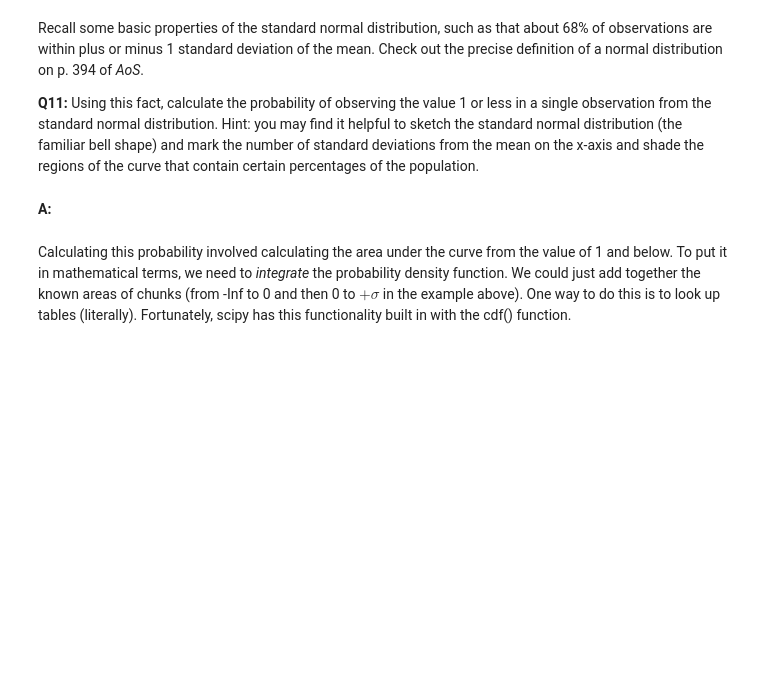
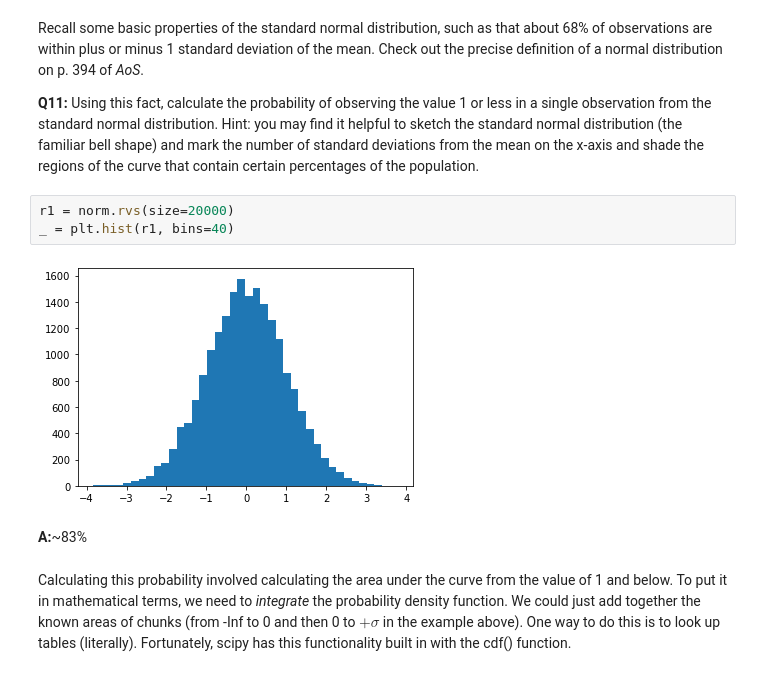
Before and after one commit to rix2357/Frequentist-Case-Study, a Jupyter notebook: Frequentist Inference Case Study - Part A (3).ipynb, the cells around one changed output. Drawn from its saved outputs; the diff is of its cells as text; blank space fills up the shorter version.

```diff
--- a/Frequentist Inference Case Study - Part A (3).ipynb
+++ b/Frequentist Inference Case Study - Part A (3).ipynb
@@ -283,8 +283,13 @@ Remember, we rarely (if ever) actually know our population parameters but we sti
 Recall some basic properties of the standard normal distribution, such as that about 68% of observations are within plus or minus 1 standard deviation of the mean. Check out the precise definition of a normal distribution on p. 394 of *AoS*.
 
 __Q11:__ Using this fact, calculate the probability of observing the value 1 or less in a single observation from the standard normal distribution. Hint: you may find it helpful to sketch the standard normal distribution (the familiar bell shape) and mark the number of standard deviations from the mean on the x-axis and shade the regions of the curve that contain certain percentages of the population.
+# %%
+r1 = norm.rvs(size=20000)
+_ = plt.hist(r1, bins=40)
+# %% [output]
+[figure, added]
 # %% [markdown]
-__A:__
+__A:__~83%
 # %% [markdown]
 Calculating this probability involved calculating the area under the curve from the value of 1 and below. To put it in mathematical terms, we need to *integrate* the probability density function. We could just add together the known areas of chunks (from -Inf to 0 and then 0 to $+\sigma$ in the example above). One way to do this is to look up tables (literally). Fortunately, scipy has this functionality built in with the cdf() function.
 # %% [markdown]
```
Also changed, not shown: parts of 10 cells of this notebook.
